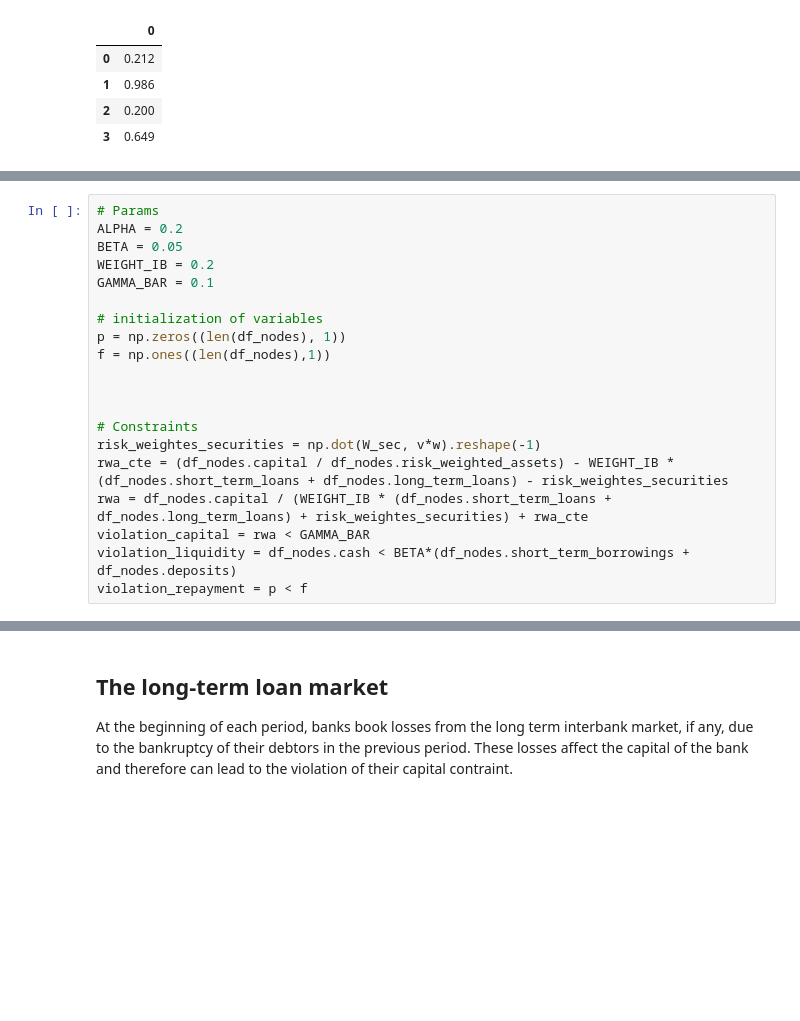
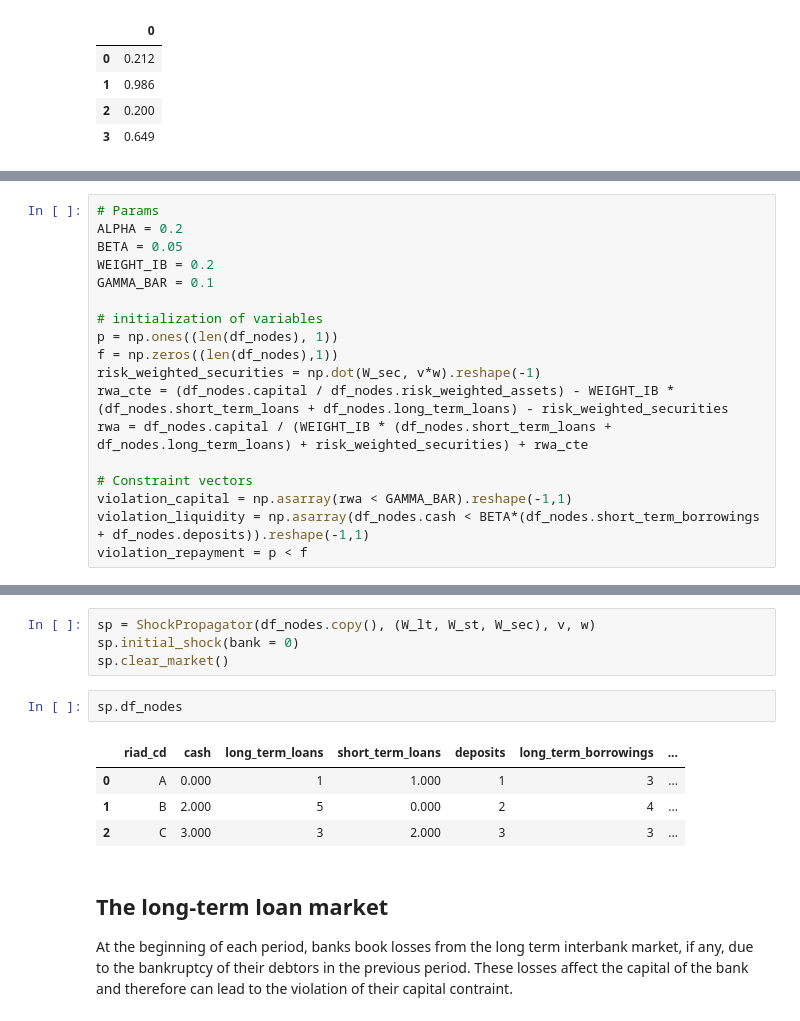
Before and after one commit to iliasaarabecb/adhoc_tasks, a Jupyter notebook: local_clearing_vectors.ipynb, the cells around one changed output, grey strips where cells are left out. Drawn from its saved outputs; the diff is of its cells as text; blank space fills up the shorter version.

Commit message:
finalized shock prop mvp

```diff
--- a/local_clearing_vectors.ipynb
+++ b/local_clearing_vectors.ipynb
@@ -1015,15 +1015,13 @@ WEIGHT_IB = 0.2
 GAMMA_BAR = 0.1
 
 # initialization of variables
-p = np.zeros((len(df_nodes), 1))
-f = np.ones((len(df_nodes),1))
+p = np.ones((len(df_nodes), 1))
+f = np.zeros((len(df_nodes),1))
+risk_weighted_securities = np.dot(W_sec, v*w).reshape(-1)
+rwa_cte = (df_nodes.capital / df_nodes.risk_weighted_assets) - WEIGHT_IB * (df_nodes.short_term_loans + df_nodes.long_term_loans) - risk_weighted_securities
+rwa = df_nodes.capital / (WEIGHT_IB * (df_nodes.short_term_loans + df_nodes.long_term_loans) + risk_weighted_securities) + rwa_cte
 
-
-
-# Constraints
-risk_weightes_securities = np.dot(W_sec, v*w).reshape(-1)
-rwa_cte = (df_nodes.capital / df_nodes.risk_weighted_assets) - WEIGHT_IB * (df_nodes.short_term_loans + df_nodes.long_term_loans) - risk_weightes_securities
-rwa = df_nodes.capital / (WEIGHT_IB * (df_nodes.short_term_loans + df_nodes.long_term_loans) + risk_weightes_securities) + rwa_cte
-violation_capital = rwa < GAMMA_BAR
-violation_liquidity = df_nodes.cash < BETA*(df_nodes.short_term_borrowings + df_nodes.deposits)
+# Constraint vectors
+violation_capital = np.asarray(rwa < GAMMA_BAR).reshape(-1,1)
+violation_liquidity = np.asarray(df_nodes.cash < BETA*(df_nodes.short_term_borrowings + df_nodes.deposits)).reshape(-1,1)
 violation_repayment = p < f
@@ -1036,3 +1148,14 @@ array([[ True],
+# %%
+sp = ShockPropagator(df_nodes.copy(), (W_lt, W_st, W_sec), v, w)
+sp.initial_shock(bank = 0)
+sp.clear_market()
+# %%
+sp.df_nodes
+# %% [output]
+|  | riad_cd | cash | long_term_loans | short_term_loans | deposits | long_term_borrowings | ... |
+| 0 | A | 0.000 | 1 | 1.000 | 1 | 3 | ... |
+| 1 | B | 2.000 | 5 | 0.000 | 2 | 4 | ... |
+| 2 | C | 3.000 | 3 | 2.000 | 3 | 3 | ... |
 # %% [markdown]
 ## The long-term loan market
 
```
Also changed, not shown: parts of 25 cells of this notebook.
